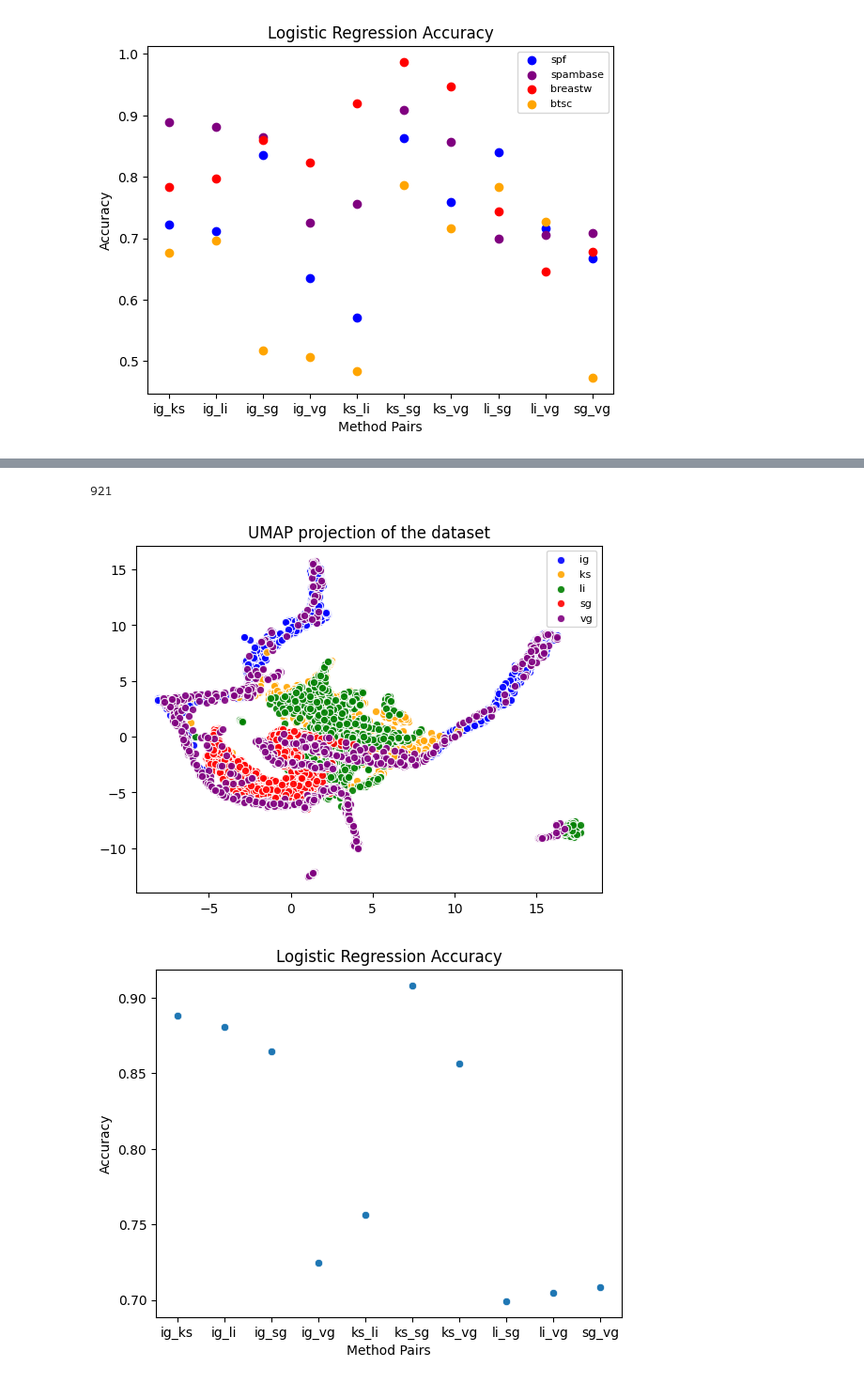
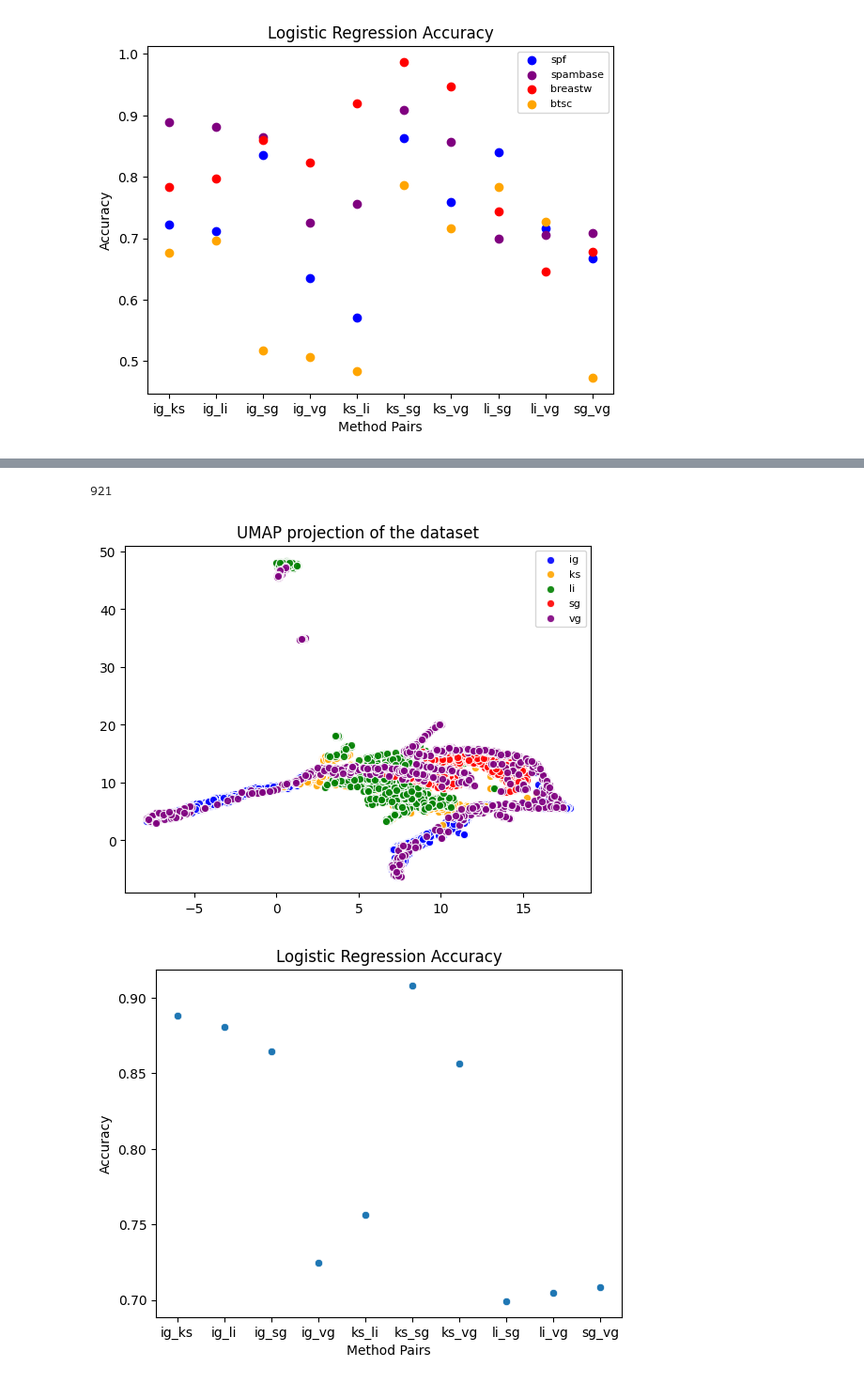
Before and after one commit to ekunigk/BA_Disagreement_Problem, a Jupyter notebook: evaluation_two.ipynb, the cells around one changed output, grey strips where cells are left out. Shown at 94% size. Saved outputs shown, nothing was run; the diff lists cells and outputs as text; code cells hidden in the pictures.

```diff
--- a/evaluation_two.ipynb
+++ b/evaluation_two.ipynb
@@ -53,5 +53,5 @@ umap_data = prepare_umap_data(spambase, keys)
 # %%
 from evaluation_12 import analyze_explanations
 # %%
-analyze_explanations('spambase', model_number=1, feature_amount=57, n_fa=200, k_fa=19, n_neighbors=15, min_dist=0.5)
+analyze_explanations('spambase', model_number=1, n_fa=200, k_fa=19, n_neighbors=15, min_dist=0.5)
 # %% [output]
@@ -59,3 +59,3 @@ analyze_explanations('spambase', model_number=1, feature_amount=57, n_fa=200, k_
 921
-[figure, old version]
+[figure, new version]
 [figure]
```
Also changed, not shown: parts of 6 cells of this notebook, 5 other files.
